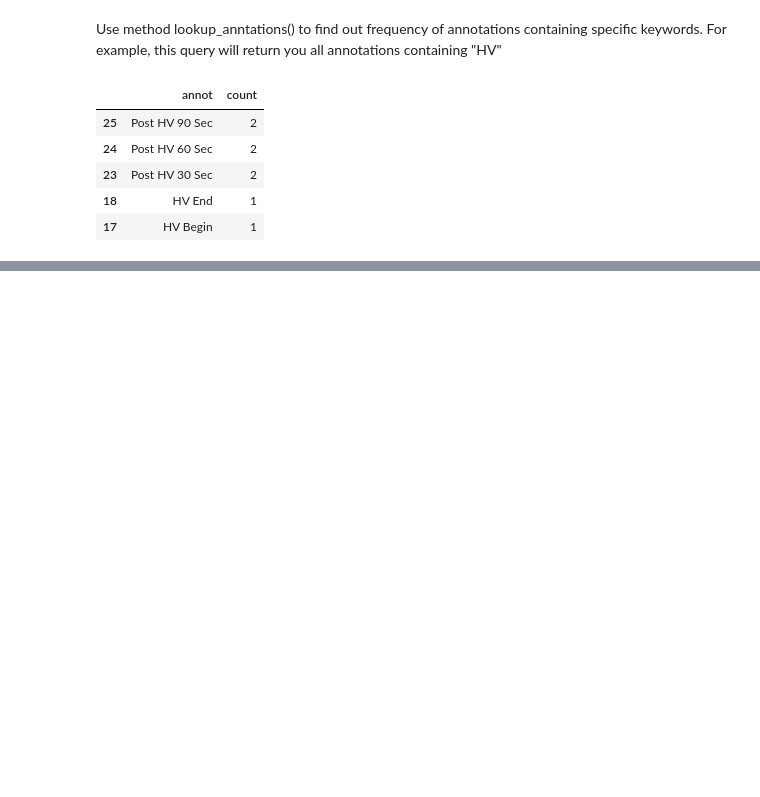
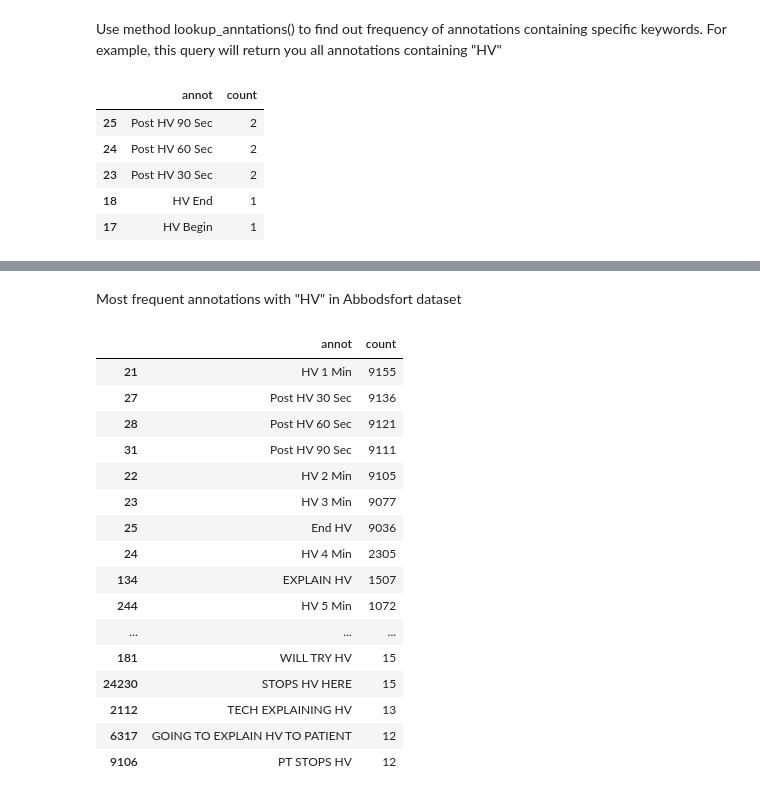
Before and after one commit to catvasily/eegfhabrainage, a Jupyter notebook: annotations/collect_annotations_demo.ipynb, the cells around one changed output, grey strips where cells are left out. Cells and saved outputs as stored; diff of their text form; code cells hidden in the pictures; blank space fills up the shorter version.

```diff
--- a/annotations/collect_annotations_demo.ipynb
+++ b/annotations/collect_annotations_demo.ipynb
@@ -69,0 +132,4 @@ col.lookup_annotation('HV')
+# %%
+folder = "/home/mykolakl/projects/rpp-doesburg/databases/eeg_fha/release_001/edf/Abbotsford/"
+
+col = Collector(folder)
@@ -69,0 +166,22 @@ col.lookup_annotation('HV')
+# %% [markdown]
+Most frequent annotations with "HV" in Abbodsfort dataset
+# %%
+col.lookup_annotation('HV').head(50)
+# %% [output]
+|  | annot | count |
+| 21 | HV 1 Min | 9155 |
+| 27 | Post HV 30 Sec | 9136 |
+| 28 | Post HV 60 Sec | 9121 |
+| 31 | Post HV 90 Sec | 9111 |
+| 22 | HV 2 Min | 9105 |
+| 23 | HV 3 Min | 9077 |
+| 25 | End HV | 9036 |
+| 24 | HV 4 Min | 2305 |
+| 134 | EXPLAIN HV | 1507 |
+| 244 | HV 5 Min | 1072 |
+| ... | ... | ... |
+| 181 | WILL TRY HV | 15 |
+| 24230 | STOPS HV HERE | 15 |
+| 2112 | TECH EXPLAINING HV | 13 |
+| 6317 | GOING TO EXPLAIN HV TO PATIENT | 12 |
+| 9106 | PT STOPS HV | 12 |
```
Also changed, not shown: parts of 14 cells of this notebook.
